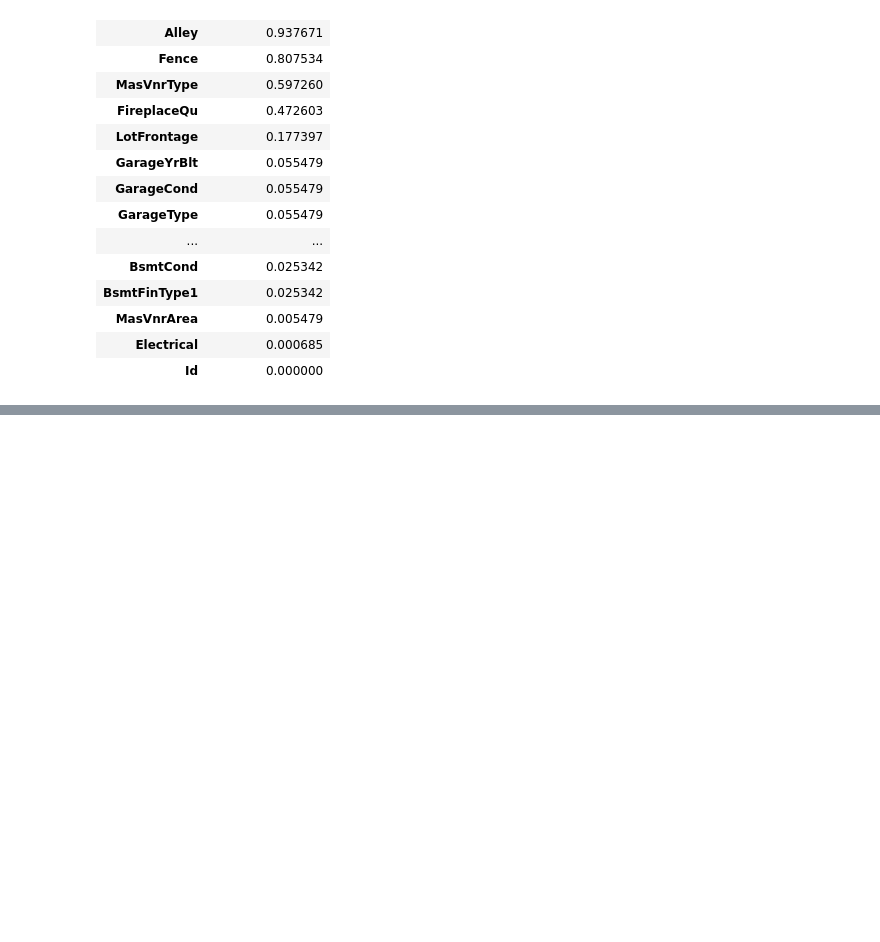
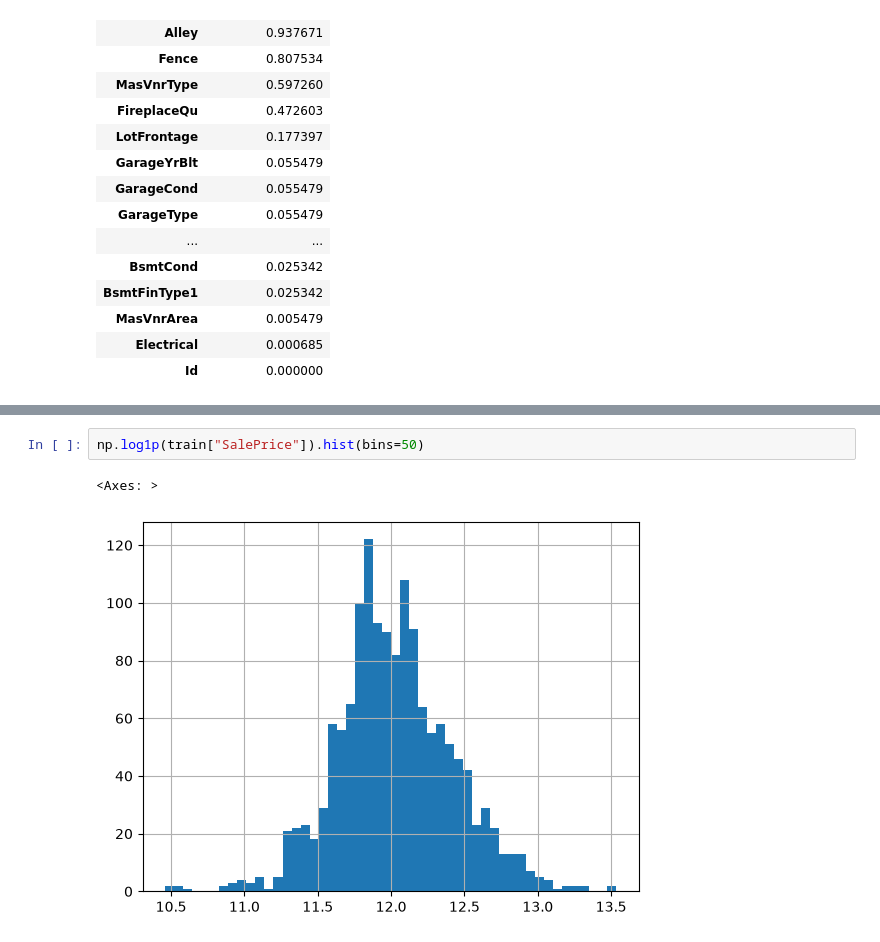
Before and after one commit to ZengruiHan/House-Prices---Advanced-Regression-Techniques, a Jupyter notebook: notebooks/01_data_exploration.ipynb, the cells around one changed output, grey strips where cells are left out. Drawn from its saved outputs; the diff is of its cells as text; blank space fills up the shorter version.

```diff
--- a/notebooks/01_data_exploration.ipynb
+++ b/notebooks/01_data_exploration.ipynb
@@ -59,0 +68,5 @@ missing_summary.head(20)
+# %%
+np.log1p(train["SalePrice"]).hist(bins=50)
+# %% [output]
+<Axes: >
+[figure, added]
```
Also changed, not shown: parts of 6 cells of this notebook, 2 other files.
